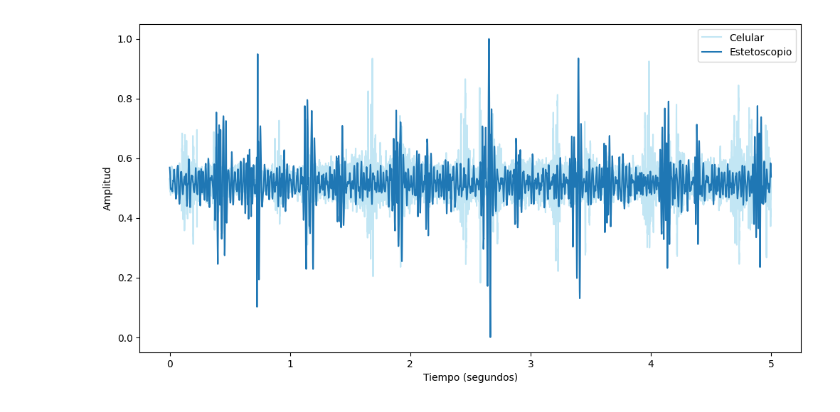
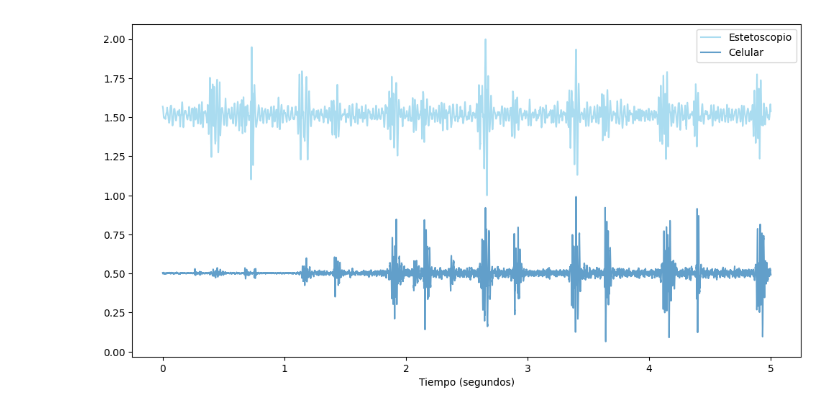
Before and after one commit to Afroefras/coratech, a Jupyter notebook: notebooks/last-trigger/last-trigger-match.ipynb, the cells around one changed output. Saved outputs shown, nothing was run; the diff lists cells and outputs as text; code cells hidden in the pictures.

Commit message:
Both mobile and stethoscope recordings seems to be matching correctly! Let's record 2min and split it into pieces to start our train-data

```diff
--- a/notebooks/last-trigger/last-trigger-match.ipynb
+++ b/notebooks/last-trigger/last-trigger-match.ipynb
@@ -5,12 +5,11 @@ from helpers.audio_utils import trim_audio
 from helpers.path_utils import get_base_dir
 from helpers.find_trigger import FindTrigger
 
-AUDIO_NAME = "EF-20240907-1336.wav"
+AUDIO_NAME = "EF-20240907-1335.wav"
 mobile_dir = get_base_dir().joinpath("data", "mobile", "last-trigger", AUDIO_NAME)
 stethos_dir = get_base_dir().joinpath("data", "stethos", "last-trigger", AUDIO_NAME)
 
-SYNTHETIC_FREQ = 360
-DOWNSAMPLE_FACTOR = 400
-SIGMA_SMOOTH = 1
-PEAKS_HEIGHT = 0.3
-PEAKS_PROMINENCE = 0.0001
+ft = FindTrigger()
+
+mobile, stethos, sample_rate = ft.load_recordings(str(mobile_dir), str(stethos_dir))
+mobile.shape, stethos.shape, sample_rate
@@ -74,18 +74,21 @@ plt.show()
 # %%
+SNIPPET_SECS = 15
+
 mobile_match, stethos_match = ft.match_last_trigger(
     mobile_audio=mobile,
     stethos_audio=stethos,
     sample_rate=sample_rate,
     synthetic_freq=SYNTHETIC_FREQ,
     downsample_factor=DOWNSAMPLE_FACTOR,
     sigma_smooth=SIGMA_SMOOTH,
     peaks_height=PEAKS_HEIGHT,
-    peaks_prominence=PEAKS_PROMINENCE
+    peaks_prominence=PEAKS_PROMINENCE,
+    snippet_secs=SNIPPET_SECS,
 )
 
 mobile_match_snippet = trim_audio(mobile_match, sample_rate, START_AT, END_AT)
 stethos_match_snippet = trim_audio(stethos_match, sample_rate, START_AT, END_AT)
 
-compare_audios(mobile_match_snippet.squeeze(), stethos_match_snippet.squeeze(), sample_rate)
+compare_audios(mobile_match_snippet.squeeze(), stethos_match_snippet.squeeze(), sample_rate, offset=1)
 # %% [output]
-[figure, old version]
+[figure, new version]
```
Also changed, not shown: parts of 6 cells of this notebook, 3 other files.
